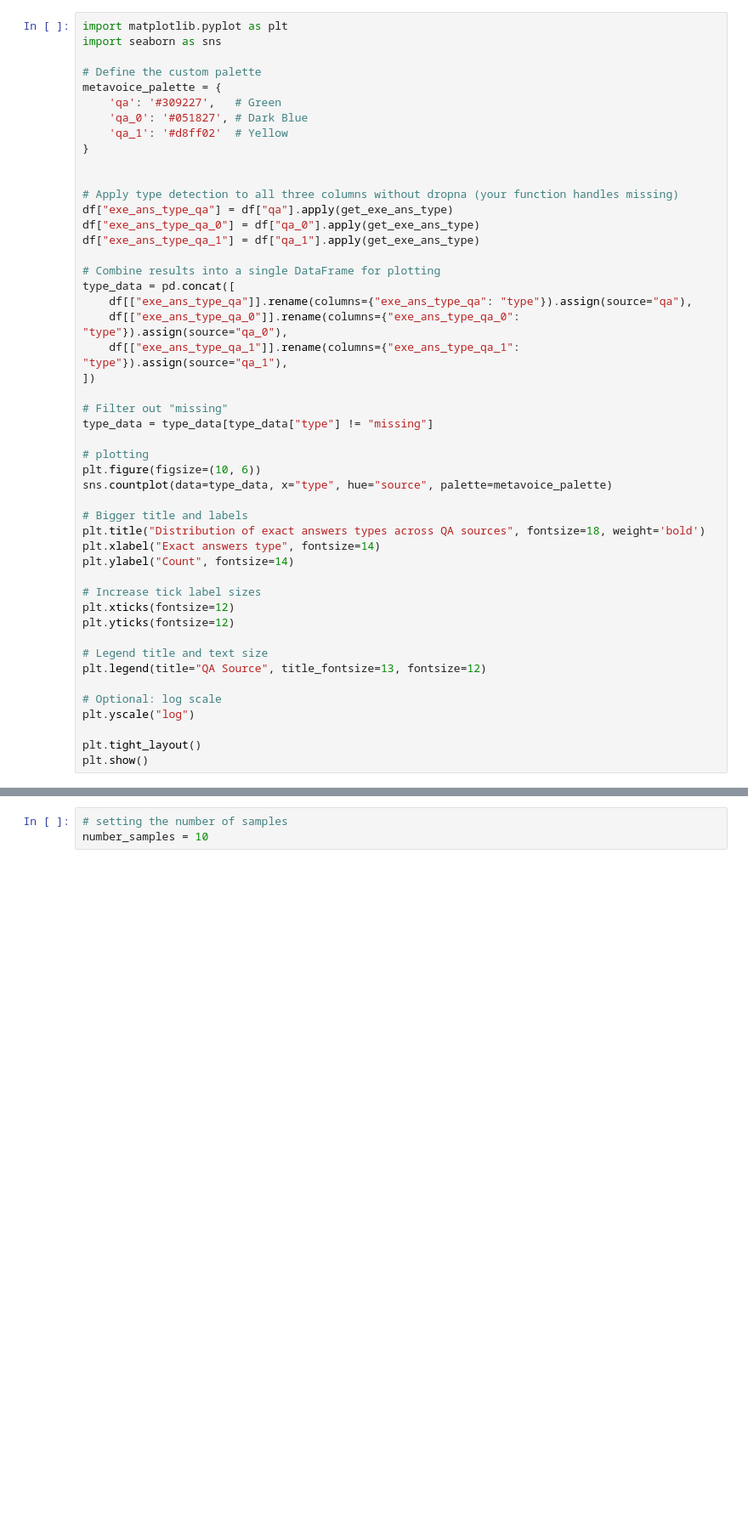
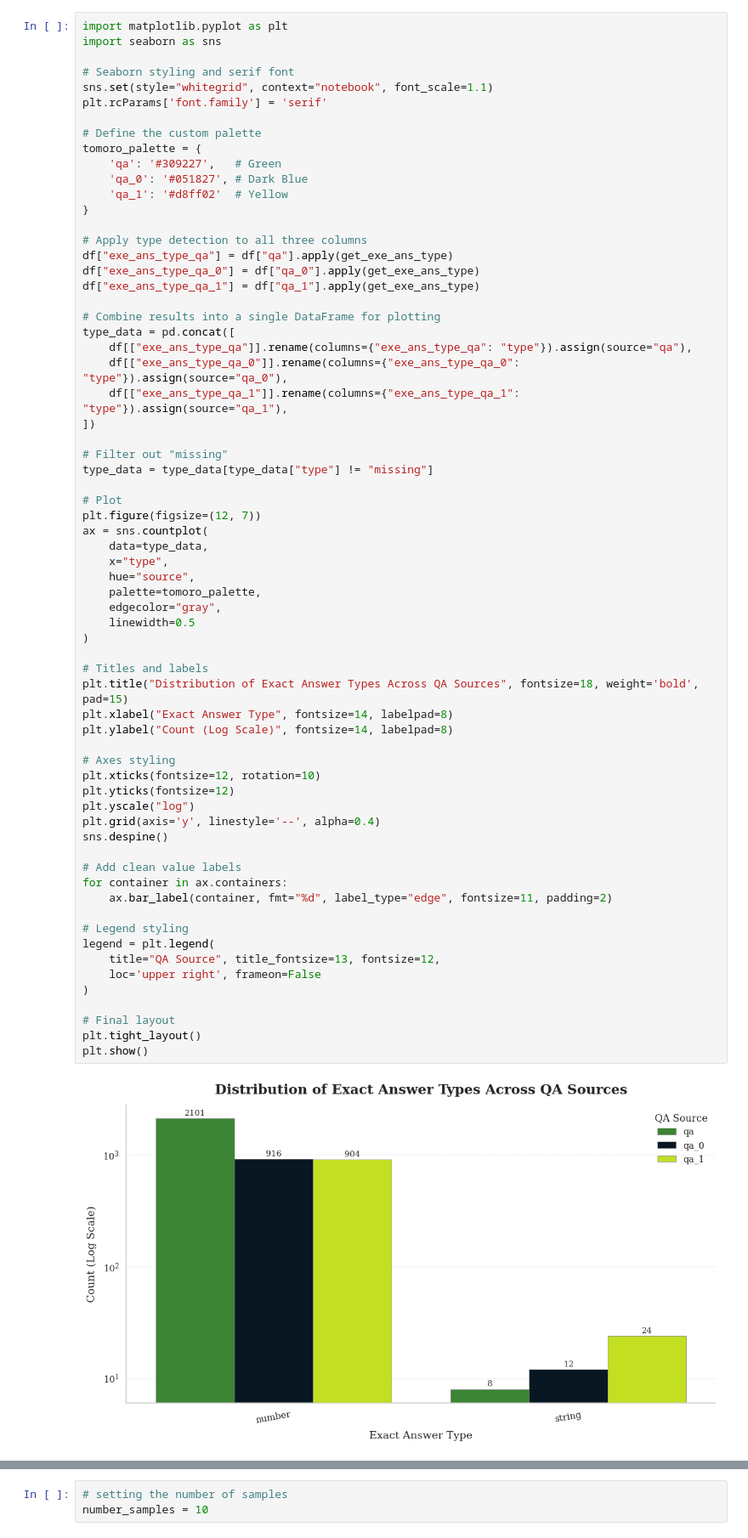
Before and after one commit to stocchifra/LLM_Agent_Financial_Assistant, a Jupyter notebook: src/demo.ipynb, the cells around one changed output, grey strips where cells are left out. Shown: that part at 85% size. Drawn from its saved outputs; the diff is of its cells as text; blank space fills up the shorter version.

Commit message:
plots in the demo

```diff
--- a/src/demo.ipynb
+++ b/src/demo.ipynb
@@ -92,50 +131,70 @@ print(df["exe_ans_type_qa_1"].value_counts())
 import matplotlib.pyplot as plt
 import seaborn as sns
 
+# Seaborn styling and serif font
+sns.set(style="whitegrid", context="notebook", font_scale=1.1)
+plt.rcParams['font.family'] = 'serif'
+
 # Define the custom palette
-metavoice_palette = {
+tomoro_palette = {
     'qa': '#309227',   # Green
     'qa_0': '#051827', # Dark Blue
     'qa_1': '#d8ff02'  # Yellow
 }
 
-
-# Apply type detection to all three columns without dropna (your function handles missing)
+# Apply type detection to all three columns
 df["exe_ans_type_qa"] = df["qa"].apply(get_exe_ans_type)
 df["exe_ans_type_qa_0"] = df["qa_0"].apply(get_exe_ans_type)
 df["exe_ans_type_qa_1"] = df["qa_1"].apply(get_exe_ans_type)
 
 # Combine results into a single DataFrame for plotting
 type_data = pd.concat([
     df[["exe_ans_type_qa"]].rename(columns={"exe_ans_type_qa": "type"}).assign(source="qa"),
     df[["exe_ans_type_qa_0"]].rename(columns={"exe_ans_type_qa_0": "type"}).assign(source="qa_0"),
     df[["exe_ans_type_qa_1"]].rename(columns={"exe_ans_type_qa_1": "type"}).assign(source="qa_1"),
 ])
 
 # Filter out "missing"
 type_data = type_data[type_data["type"] != "missing"]
 
-# plotting
-plt.figure(figsize=(10, 6))
-sns.countplot(data=type_data, x="type", hue="source", palette=metavoice_palette)
+# Plot
+plt.figure(figsize=(12, 7))
+ax = sns.countplot(
+    data=type_data,
+    x="type",
+    hue="source",
+    palette=tomoro_palette,
+    edgecolor="gray",
+    linewidth=0.5
+)
 
-# Bigger title and labels
-plt.title("Distribution of exact answers types across QA sources", fontsize=18, weight='bold')
-plt.xlabel("Exact answers type", fontsize=14)
-plt.ylabel("Count", fontsize=14)
+# Titles and labels
+plt.title("Distribution of Exact Answer Types Across QA Sources", fontsize=18, weight='bold', pad=15)
+plt.xlabel("Exact Answer Type", fontsize=14, labelpad=8)
+plt.ylabel("Count (Log Scale)", fontsize=14, labelpad=8)
 
-# Increase tick label sizes
-plt.xticks(fontsize=12)
+# Axes styling
+plt.xticks(fontsize=12, rotation=10)
 plt.yticks(fontsize=12)
+plt.yscale("log")
+plt.grid(axis='y', linestyle='--', alpha=0.4)
+sns.despine()
 
-# Legend title and text size
-plt.legend(title="QA Source", title_fontsize=13, fontsize=12)
+# Add clean value labels
+for container in ax.containers:
+    ax.bar_label(container, fmt="%d", label_type="edge", fontsize=11, padding=2)
 
-# Optional: log scale
-plt.yscale("log")
+# Legend styling
+legend = plt.legend(
+    title="QA Source", title_fontsize=13, fontsize=12,
+    loc='upper right', frameon=False
+)
 
+# Final layout
 plt.tight_layout()
 plt.show()
+# %% [output]
+[figure, added]
 # %%
 # Check if ALL string values in exe_ans are either "yes" or "no"
 def all_string_answers_yes_no(column):
```
Also changed, not shown: parts of 12 cells of this notebook, 2 other files.
